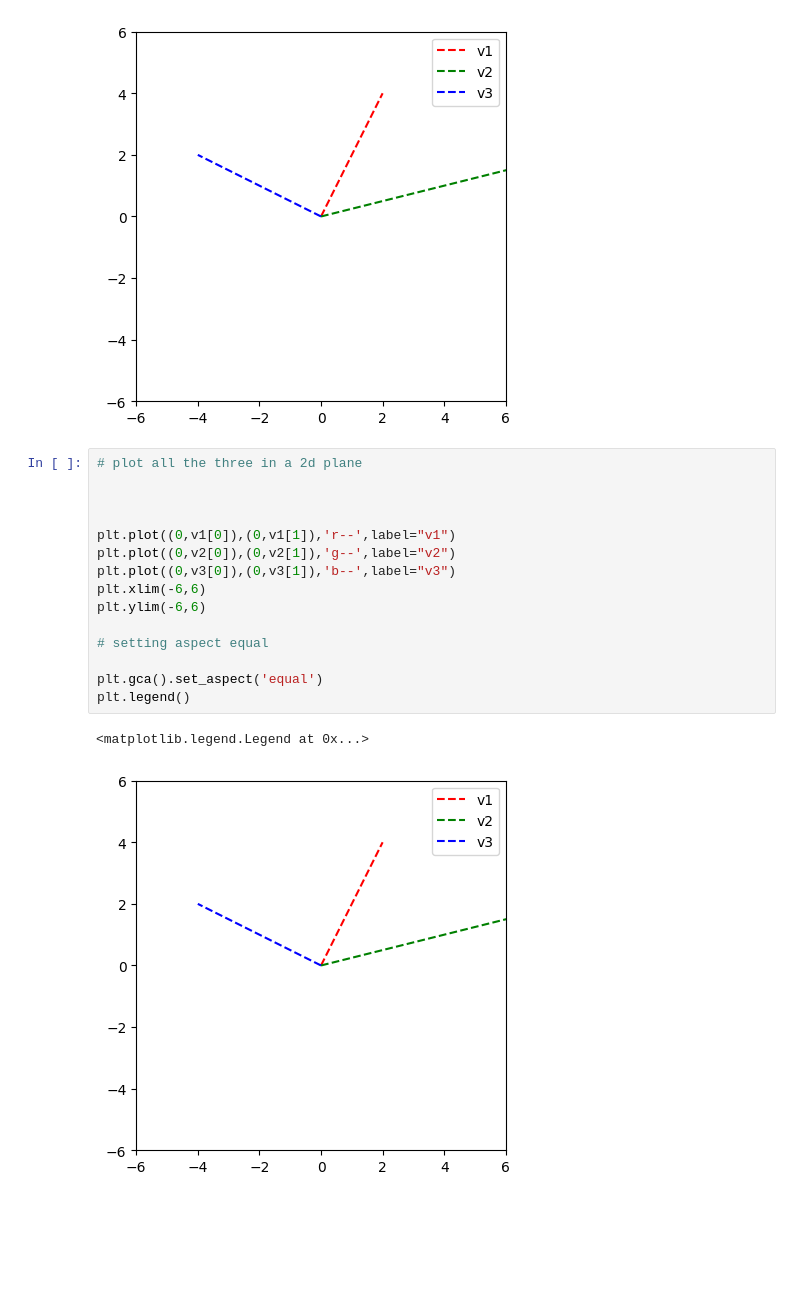
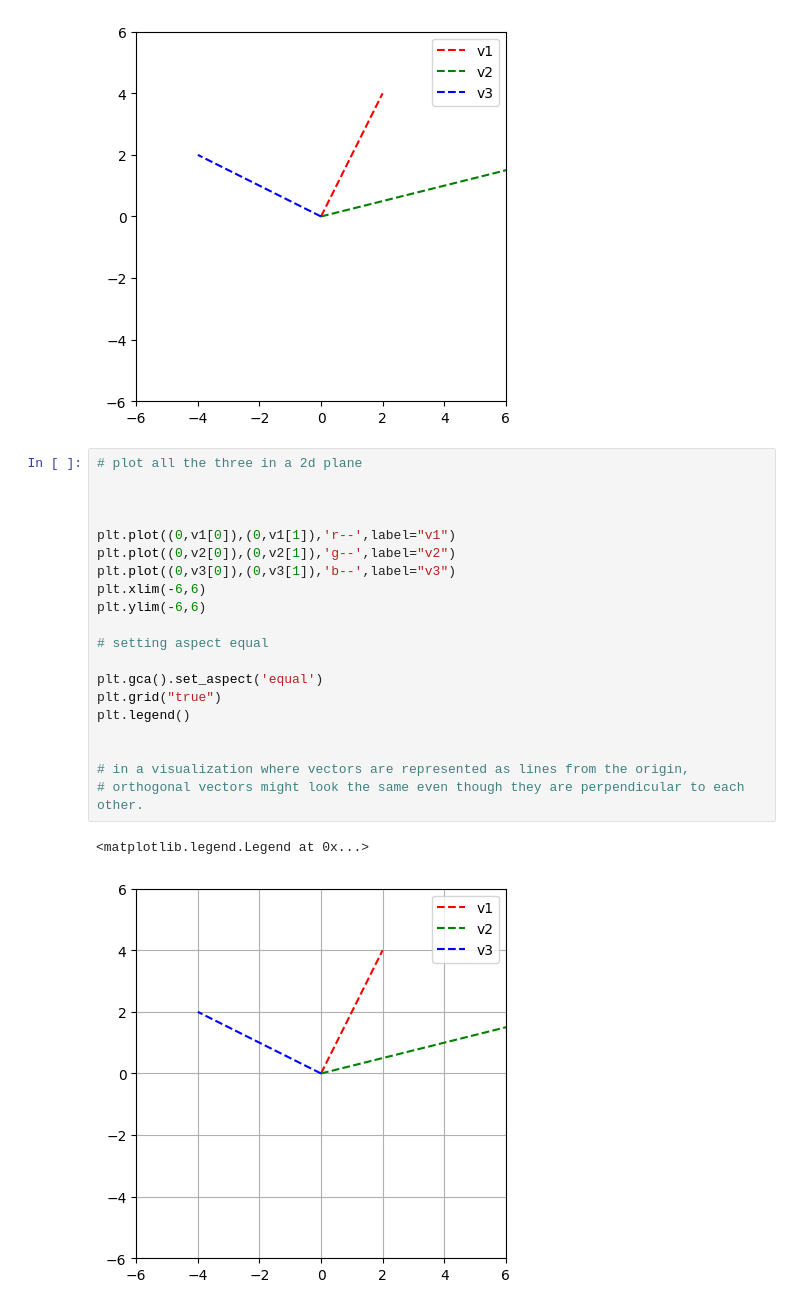
Before and after one commit to thanga-v2/Applied-Math-for-ML-and-AI, a Jupyter notebook: vectors.ipynb, the cells around one changed output. Cells and saved outputs as stored; diff of their text form; blank space fills up the shorter version.

```diff
--- a/vectors.ipynb
+++ b/vectors.ipynb
@@ -247,18 +247,23 @@ plt.legend()
 # %%
 # plot all the three in a 2d plane
 
 
 
 plt.plot((0,v1[0]),(0,v1[1]),'r--',label="v1")
 plt.plot((0,v2[0]),(0,v2[1]),'g--',label="v2")
 plt.plot((0,v3[0]),(0,v3[1]),'b--',label="v3")
 plt.xlim(-6,6)
 plt.ylim(-6,6)
 
 # setting aspect equal
 
 plt.gca().set_aspect('equal')
+plt.grid("true")
 plt.legend()
+
+
+# in a visualization where vectors are represented as lines from the origin,
+# orthogonal vectors might look the same even though they are perpendicular to each other.
 # %% [output]
 <matplotlib.legend.Legend at 0x...>
-[figure, old version]
+[figure, new version]
```
Also changed, not shown: 1 other file.
